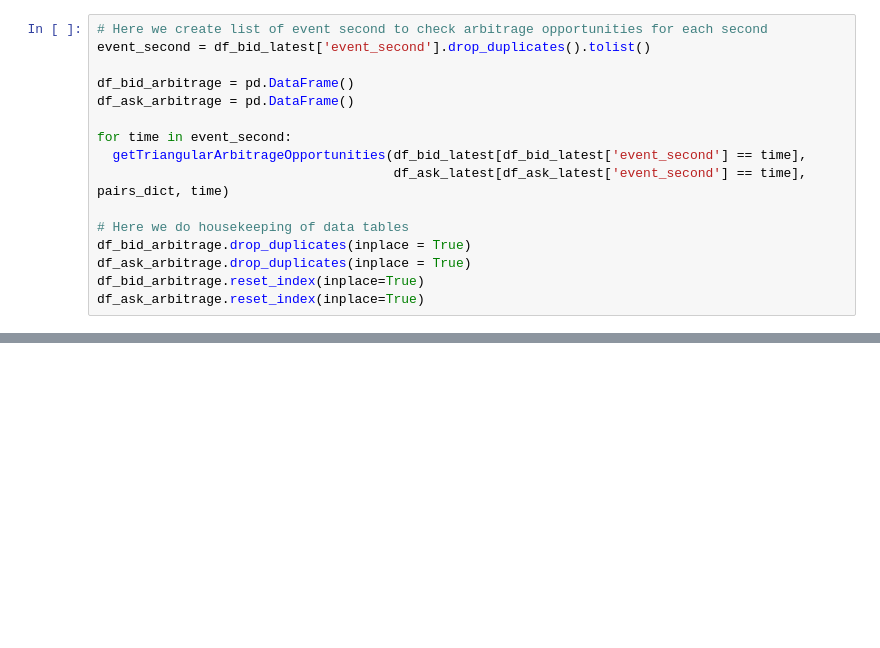
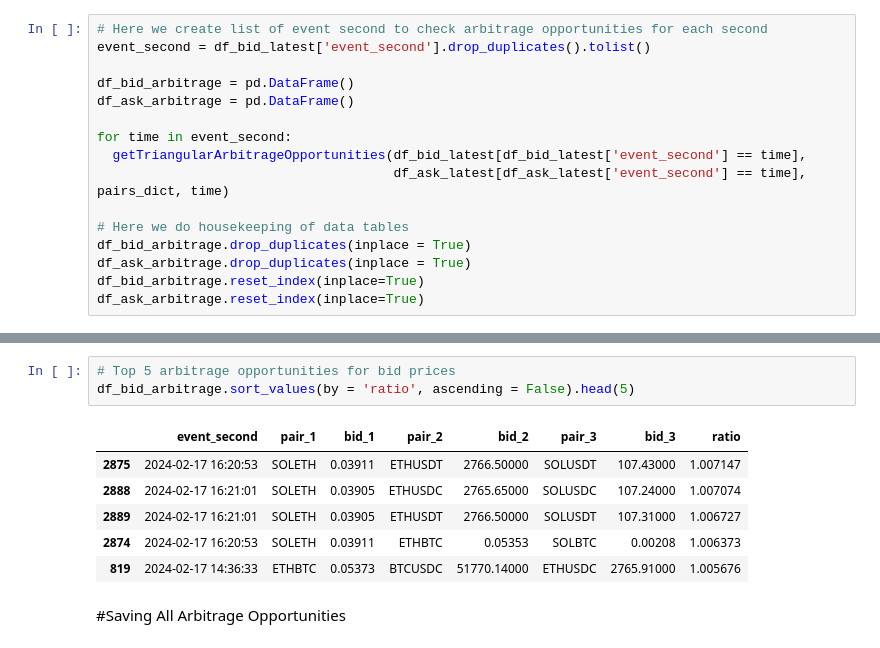
Before and after one commit to anilaksu/Algorithmic-Trading-Codes, a Jupyter notebook: RealTimeArbitrage.ipynb, the cells around one changed output, grey strips where cells are left out. Saved outputs shown, nothing was run; the diff lists cells and outputs as text; blank space fills up the shorter version.

```diff
--- a/RealTimeArbitrage.ipynb
+++ b/RealTimeArbitrage.ipynb
@@ -446,0 +333,12 @@ Expected return:  0.09011303213185631
+# %%
+# Top 5 arbitrage opportunities for bid prices
+df_bid_arbitrage.sort_values(by = 'ratio', ascending = False).head(5)
+# %% [output]
+|  | event_second | pair_1 | bid_1 | pair_2 | bid_2 | pair_3 | bid_3 | ratio |
+| 2875 | 2024-02-17 16:20:53 | SOLETH | 0.03911 | ETHUSDT | 2766.50000 | SOLUSDT | 107.43000 | 1.007147 |
+| 2888 | 2024-02-17 16:21:01 | SOLETH | 0.03905 | ETHUSDC | 2765.65000 | SOLUSDC | 107.24000 | 1.007074 |
+| 2889 | 2024-02-17 16:21:01 | SOLETH | 0.03905 | ETHUSDT | 2766.50000 | SOLUSDT | 107.31000 | 1.006727 |
+| 2874 | 2024-02-17 16:20:53 | SOLETH | 0.03911 | ETHBTC | 0.05353 | SOLBTC | 0.00208 | 1.006373 |
+| 819 | 2024-02-17 14:36:33 | ETHBTC | 0.05373 | BTCUSDC | 51770.14000 | ETHUSDC | 2765.91000 | 1.005676 |
+# %% [markdown]
+#Saving All Arbitrage Opportunities
```
Also changed, not shown: parts of 28 cells of this notebook.
